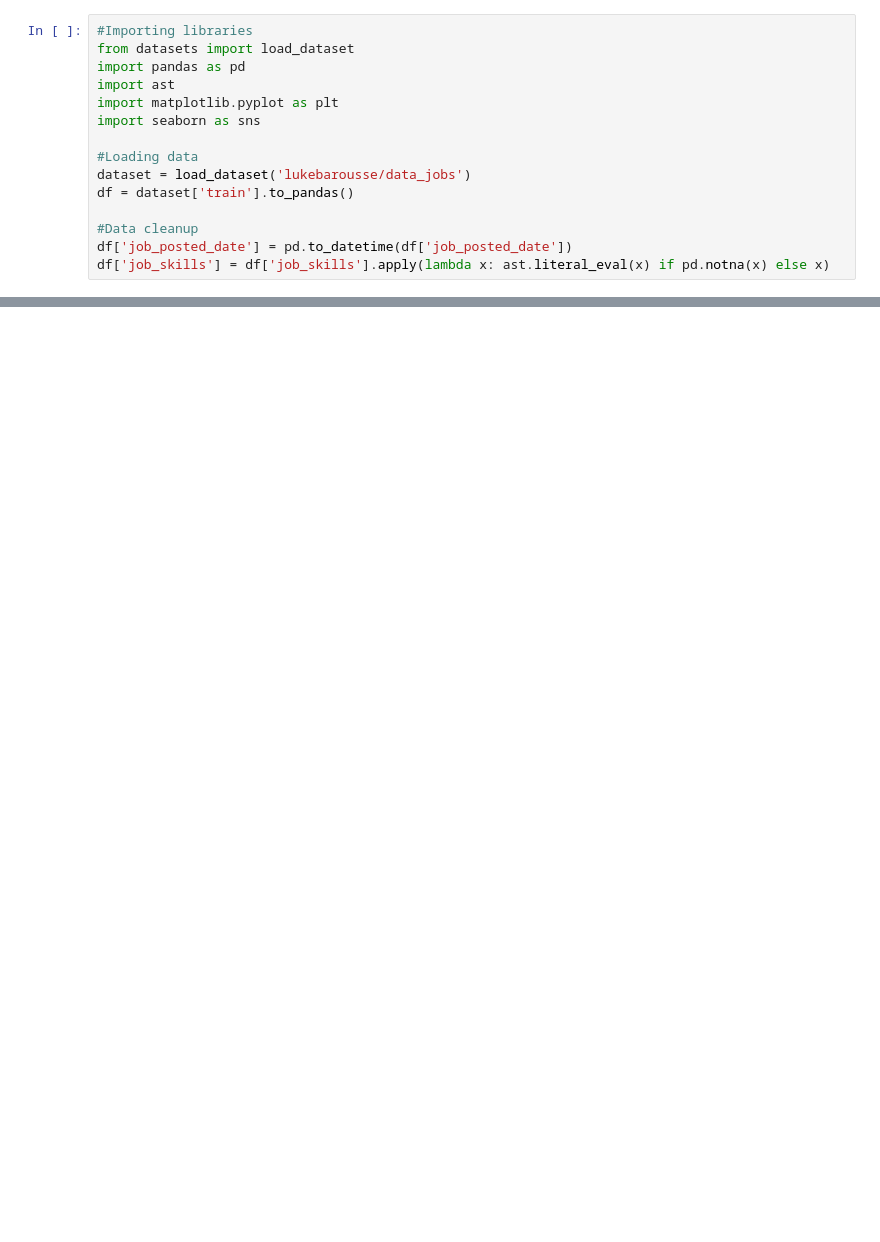
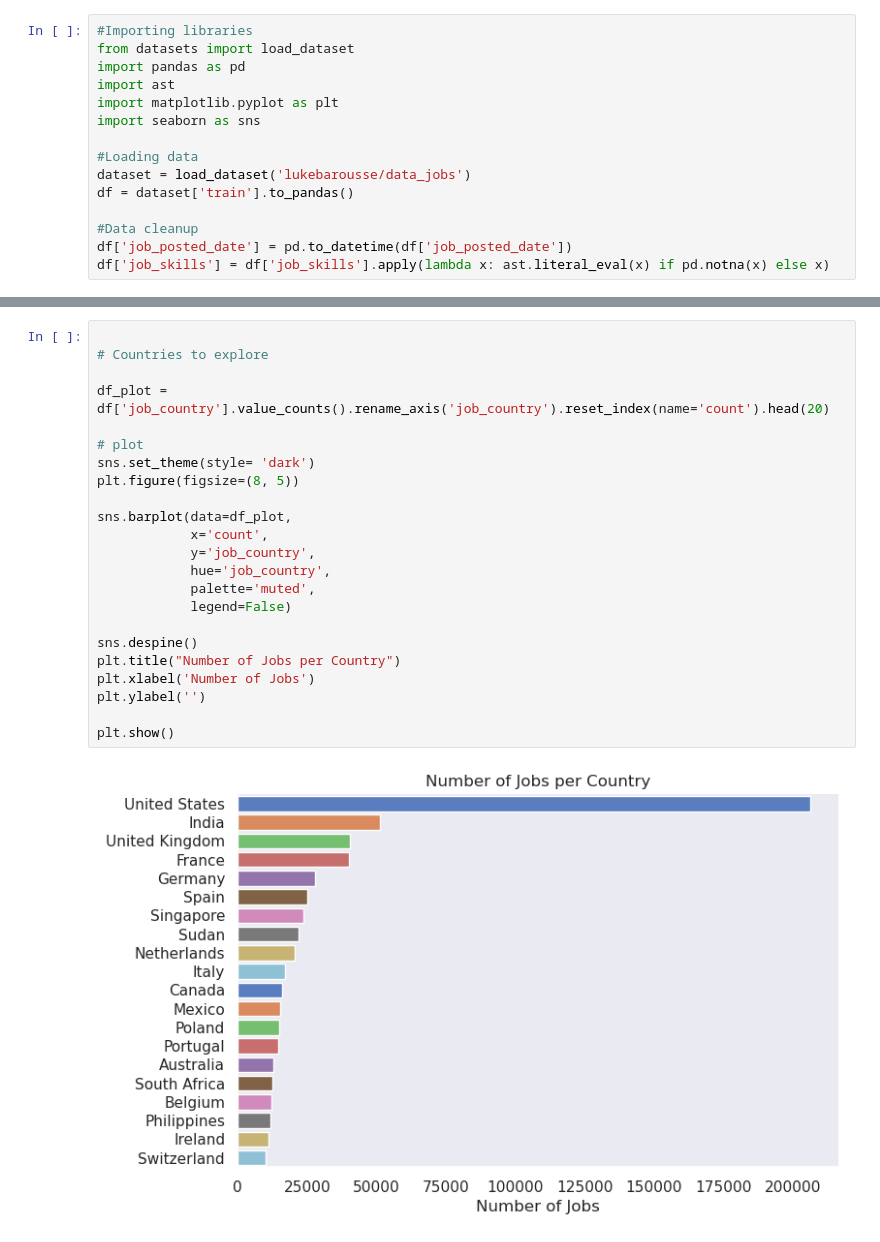
Before and after one commit to mrafi/data-analytics--project-python, a Jupyter notebook: 1_Exploratory_Data_Analysis.ipynb, the cells around one changed output, grey strips where cells are left out. Cells and saved outputs as stored; diff of their text form; blank space fills up the shorter version.

```diff
--- a/1_Exploratory_Data_Analysis.ipynb
+++ b/1_Exploratory_Data_Analysis.ipynb
@@ -29,0 +41,25 @@ plt.show()
+# %%
+
+# Countries to explore
+
+df_plot = df['job_country'].value_counts().rename_axis('job_country').reset_index(name='count').head(20)
+
+# plot
+sns.set_theme(style= 'dark')
+plt.figure(figsize=(8, 5))
+
+sns.barplot(data=df_plot,
+            x='count',
+            y='job_country',
+            hue='job_country',
+            palette='muted',
+            legend=False)
+
+sns.despine()
+plt.title("Number of Jobs per Country")
+plt.xlabel('Number of Jobs')
+plt.ylabel('')
+
+plt.show()
+# %% [output]
+[figure, added]
```
Also changed, not shown: parts of 7 cells of this notebook.
